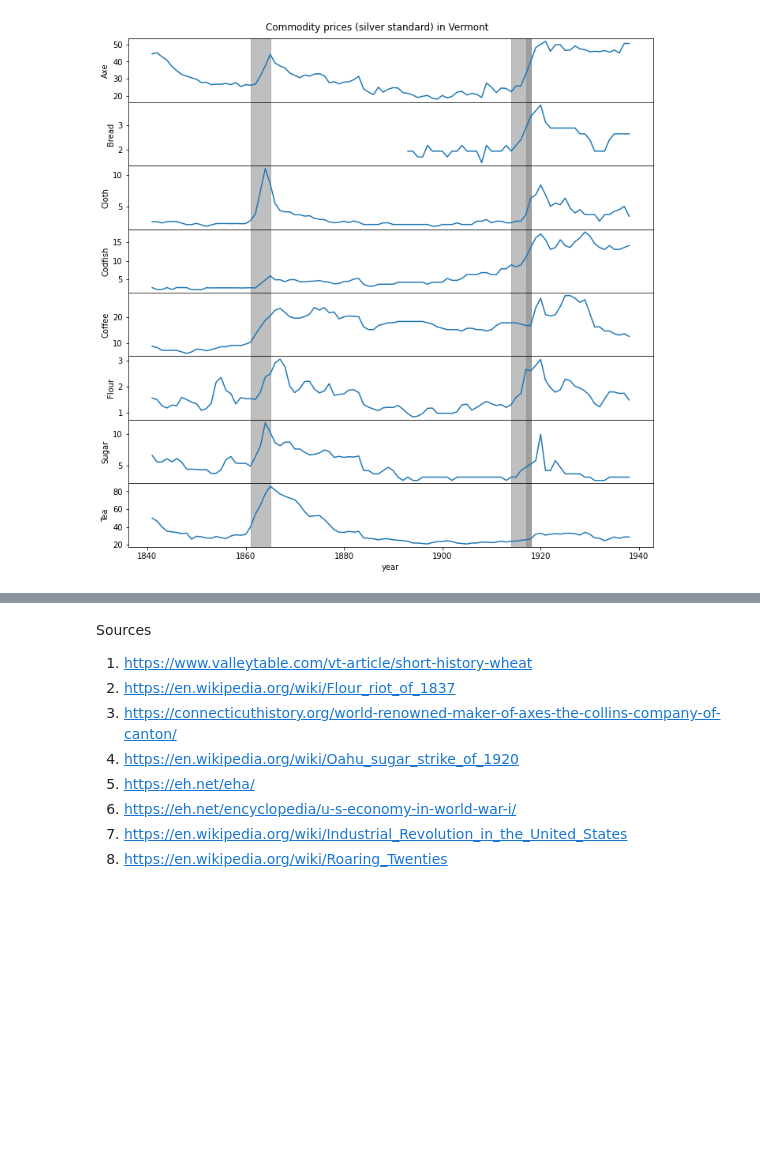
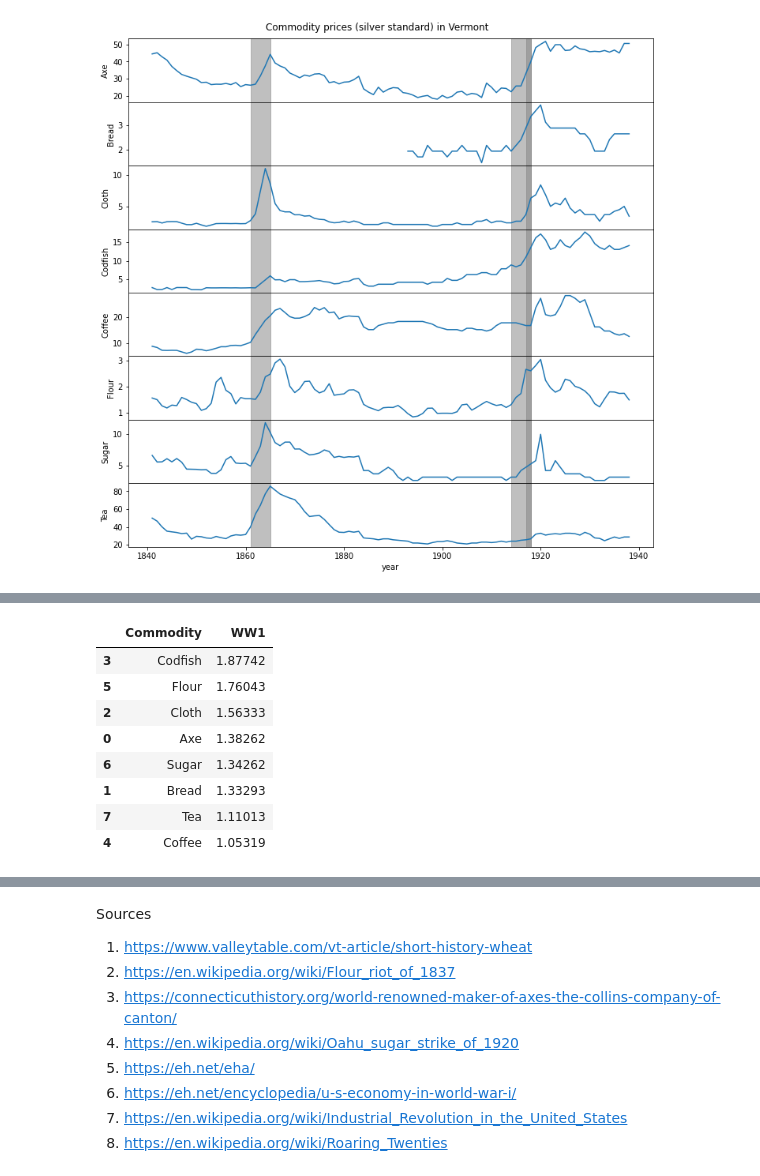
Before and after one commit to Meadosc/commodity_case_study, a Jupyter notebook: main.ipynb, the cells around one changed output, grey strips where cells are left out. Cells and saved outputs as stored; diff of their text form; code cells hidden in the pictures; blank space fills up the shorter version.

```diff
--- a/main.ipynb
+++ b/main.ipynb
@@ -251,0 +306,12 @@ df_v[(df_v["Commodity"] == "Coffee") & (df_v["Item Year"] >= 1918) & (df_v["Item
+# %%
+df_ratio.sort_values('WW1', ascending=False).drop(['Civil War', 'R. Twenties'], axis=1)
+# %% [output]
+|  | Commodity | WW1 |
+| 3 | Codfish | 1.87742 |
+| 5 | Flour | 1.76043 |
+| 2 | Cloth | 1.56333 |
+| 0 | Axe | 1.38262 |
+| 6 | Sugar | 1.34262 |
+| 1 | Bread | 1.33293 |
+| 7 | Tea | 1.11013 |
+| 4 | Coffee | 1.05319 |
```
Also changed, not shown: parts of 15 cells of this notebook.
